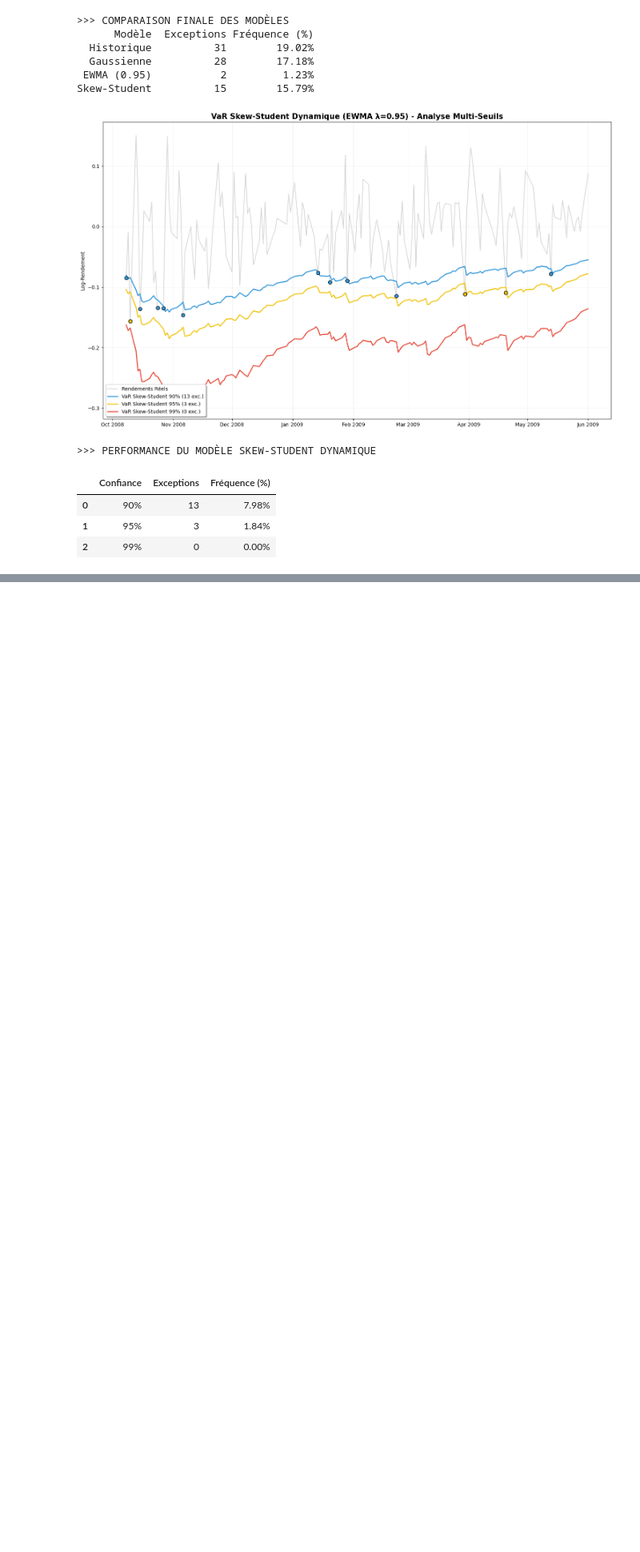
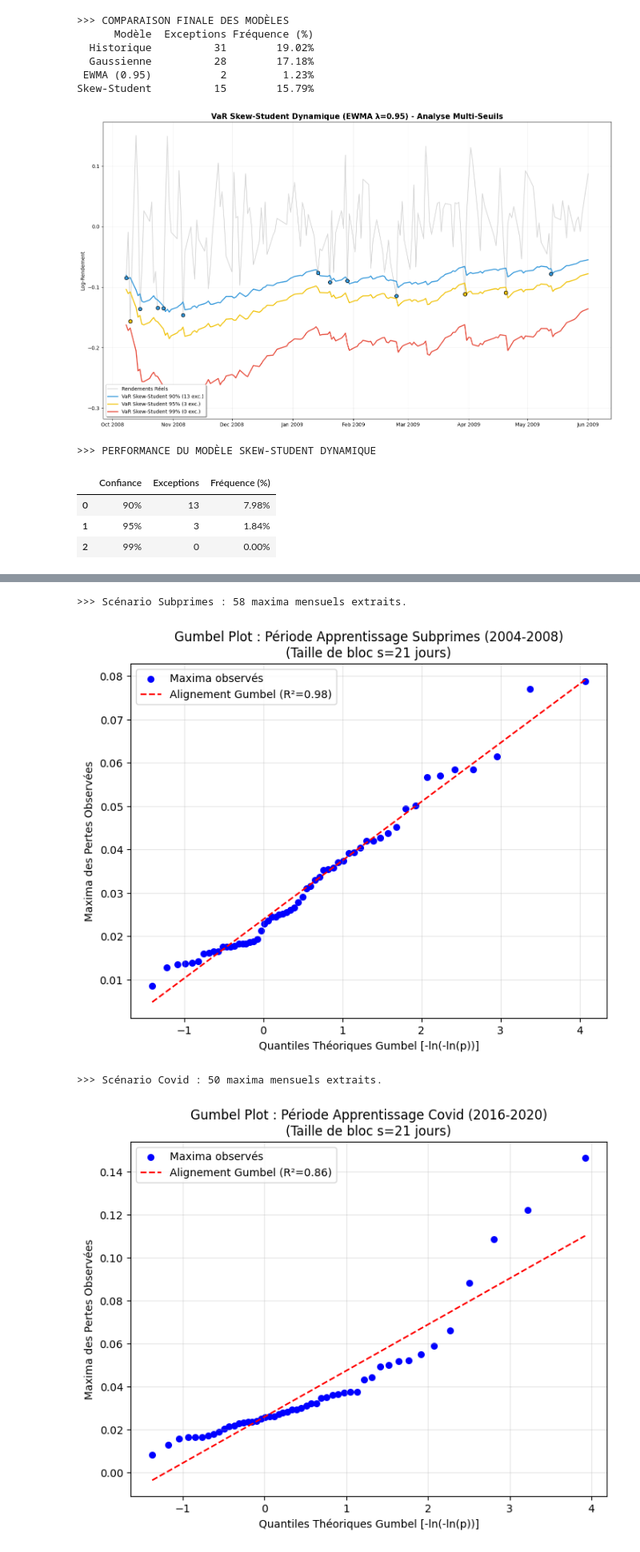
Before and after one commit to ClementYvernault/stat_risque_extreme, a Jupyter notebook: code_part_1.ipynb, the cells around one changed output, grey strips where cells are left out. Shown at 80% size. Saved outputs shown, nothing was run; the diff lists cells and outputs as text; code cells hidden in the pictures; blank space fills up the shorter version.

```diff
--- a/code_part_1.ipynb
+++ b/code_part_1.ipynb
@@ -1301,0 +1461,80 @@ display(pd.DataFrame(summary_skew_dyn))
+# %%
+import numpy as np
+import pandas as pd
+import matplotlib.pyplot as plt
+import scipy.stats as stats
+
+# --- 1. CONFIGURATION DES DONNÉES ---
+# Rappel des périodes d'apprentissage (Train)
+subprime_train_start = "2004-01-01"
+subprime_train_end   = "2008-10-07"
+
+covid_train_start = "2016-01-01"
+covid_train_end   = "2020-03-08"
+
+# Fonction générique pour extraire les Maxima par bloc
+def get_block_maxima(df_source, start_date, end_date, block_size=21):
+    # 1. Extraction et conversion en Pertes (Losses)
+    # On prend l'opposé des log-rendements pour étudier la queue droite
+    mask = (df_source.index >= start_date) & (df_source.index <= end_date)
+    data = -df_source.loc[mask, 'Log_Returns']
+
+    # 2. Découpage en blocs
+    n_blocks = len(data) // block_size
+    maxima = []
+
+    for i in range(n_blocks):
+        # On isole le bloc de taille s
+        bloc = data.iloc[i*block_size : (i+1)*block_size]
+        # On garde le pire rendement (le max de la perte)
+        maxima.append(bloc.max())
+
+    return np.array(maxima)
+
+# Fonction pour tracer le Gumbel Plot
+def plot_gumbel_diagnostic(maxima, title_scenario):
+    # Tri des données (Statistiques d'ordre)
+    sorted_maxima = np.sort(maxima)
+    n = len(sorted_maxima)
+
+    # Probabilités empiriques : p = i / (n+1)
+    p = np.arange(1, n + 1) / (n + 1)
+
+    # Quantiles théoriques de la loi Gumbel Standard
+    # Formule inverse de Gumbel : -ln(-ln(p))
+    gumbel_theoretical = -np.log(-np.log(p))
+
+    # --- VISUALISATION ---
+    plt.figure(figsize=(8, 6))
+
+    # Nuage de points
+    plt.scatter(gumbel_theoretical, sorted_maxima, color='blue', s=30, label='Maxima observés')
+
+    # Ligne de tendance (Régression linéaire simple pour aider l'œil)
+    slope, intercept, r_value, _, _ = stats.linregress(gumbel_theoretical, sorted_maxima)
+    plt.plot(gumbel_theoretical, intercept + slope * gumbel_theoretical, 'r--',
+             label=f'Alignement Gumbel (R²={r_value**2:.2f})')
+
+    plt.title(f"Gumbel Plot : {title_scenario}\n(Taille de bloc s=21 jours)")
+    plt.xlabel("Quantiles Théoriques Gumbel [-ln(-ln(p))]")
+    plt.ylabel("Maxima des Pertes Observées")
+    plt.legend()
+    plt.grid(True, alpha=0.3)
+    plt.show()
+
+# --- EXÉCUTION POUR LES DEUX PÉRIODES ---
+
+# 1. Scénario Subprimes (Apprentissage 2004-2008)
+maxima_subprime = get_block_maxima(df_clean, subprime_train_start, subprime_train_end, block_size=21)
+print(f">>> Scénario Subprimes : {len(maxima_subprime)} maxima mensuels extraits.")
+plot_gumbel_diagnostic(maxima_subprime, "Période Apprentissage Subprimes (2004-2008)")
+
+# 2. Scénario Covid (Apprentissage 2016-2020)
+maxima_covid = get_block_maxima(df_clean, covid_train_start, covid_train_end, block_size=21)
+print(f">>> Scénario Covid : {len(maxima_covid)} maxima mensuels extraits.")
+plot_gumbel_diagnostic(maxima_covid, "Période Apprentissage Covid (2016-2020)")
+# %% [output]
+>>> Scénario Subprimes : 58 maxima mensuels extraits.
+[figure, added]
+>>> Scénario Covid : 50 maxima mensuels extraits.
+[figure, added]
```
Also changed, not shown: parts of 25 cells of this notebook, 2 other files.
